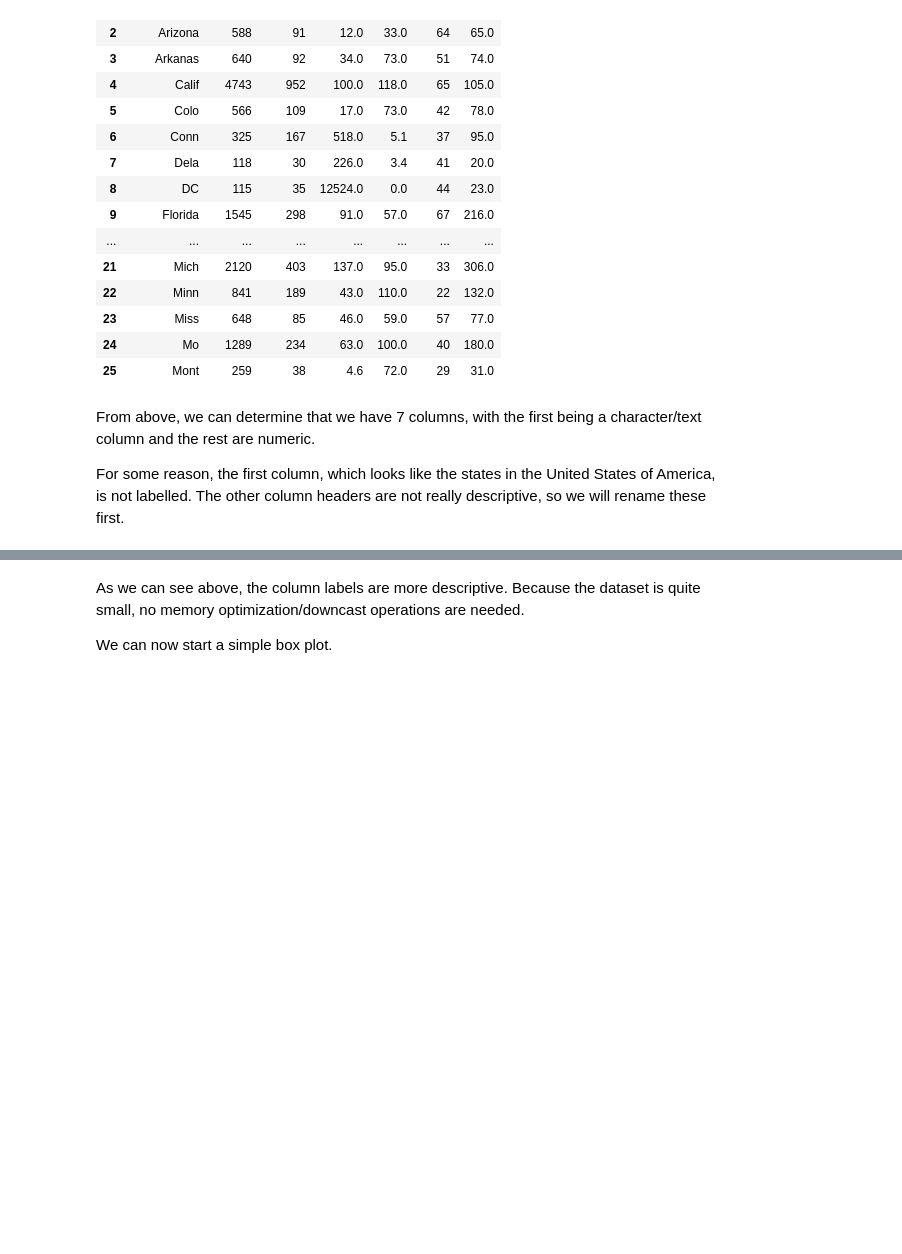
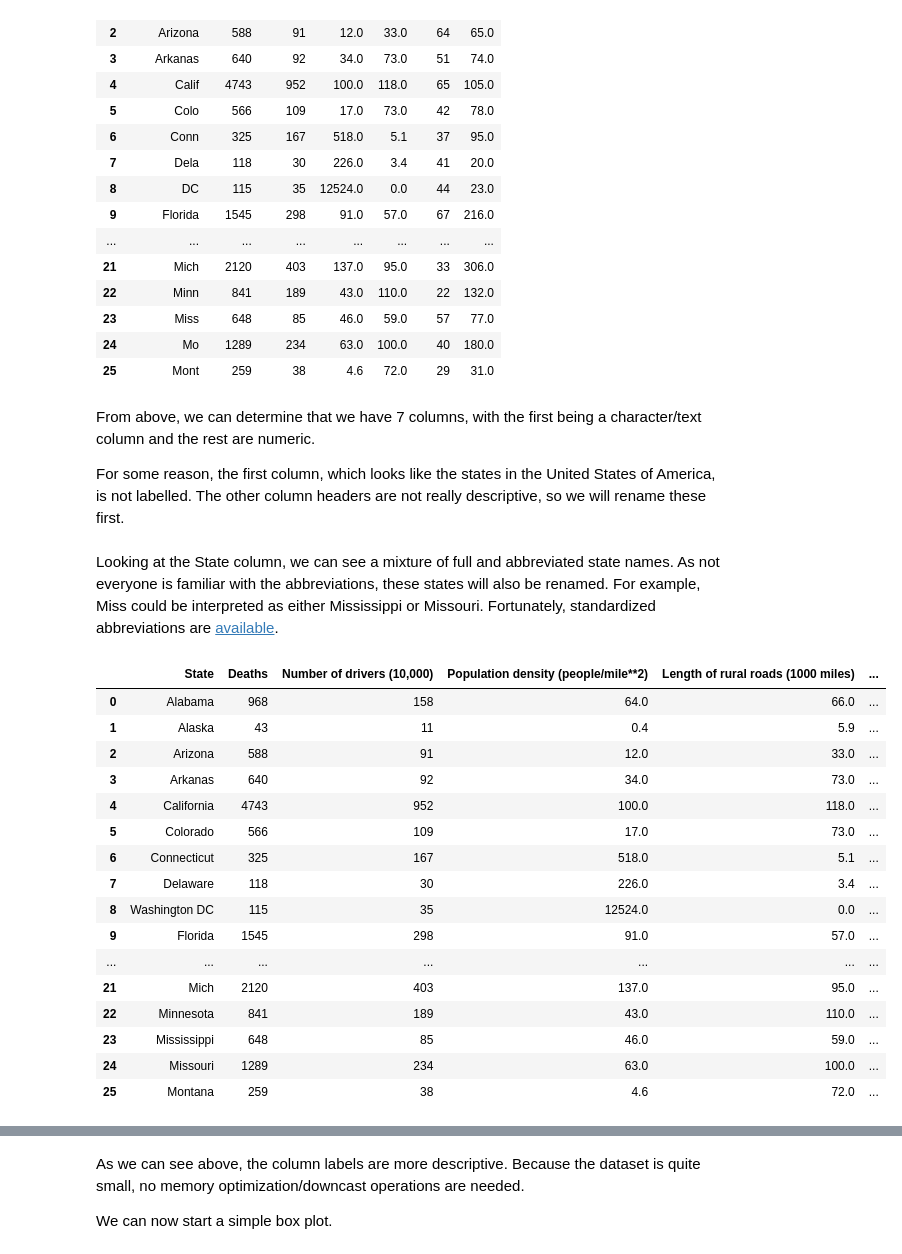
Before and after one commit to m-noor/FundamentalsofDA-Project, a Jupyter notebook: FundamentalsOfDA-Project.ipynb, the cells around one changed output, grey strips where cells are left out. Saved outputs shown, nothing was run; the diff lists cells and outputs as text; code cells hidden in the pictures; blank space fills up the shorter version.

Commit message:
renamed column headers and State names

```diff
--- a/FundamentalsOfDA-Project.ipynb
+++ b/FundamentalsOfDA-Project.ipynb
@@ -128,6 +128,48 @@ df.rename(columns={'Unnamed: 0': 'State',
                    'temp': 'Average daily max temperature in Jan',
                    'fuel': 'Fuel consumption (10**7 US gal/year)'
                   }, inplace = True)
+# %% [markdown]
+Looking at the State column, we can see a mixture of full and abbreviated state names. As not everyone is familiar with the abbreviations, these states will also be renamed. For example, Miss could be interpreted as either Mississippi or Missouri. Fortunately, standardized abbreviations are [available](https://en.wikipedia.org/wiki/List_of_U.S._state_abbreviations).
+# %%
+# https://stackoverflow.com/questions/44218091/
+df.loc[df['State'] == 'Calif', 'State'] = 'California'
+df.loc[df['State'] == 'Colo', 'State'] = 'Colorado'
+df.loc[df['State'] == 'Conn', 'State'] = 'Connecticut'
+
+df.loc[df['State'] == 'Dela', 'State'] = 'Delaware'
+df.loc[df['State'] == 'DC', 'State'] = 'Washington DC'
+df.loc[df['State'] == 'Ill', 'State'] = 'Illinois'
+df.loc[df['State'] == 'Ind', 'State'] = 'Indiana'
+df.loc[df['State'] == 'Kent', 'State'] = 'Kentucky'
+
+df.loc[df['State'] == 'Louis', 'State'] = 'Louisiana'
+df.loc[df['State'] == 'Maryl', 'State'] = 'Maryland'
+df.loc[df['State'] == 'Mass', 'State'] = 'Massachusetts'
+
+df.loc[df['State'] == 'Minn', 'State'] = 'Minnesota'
+df.loc[df['State'] == 'Miss', 'State'] = 'Mississippi'
+df.loc[df['State'] == 'Mo', 'State'] = 'Missouri'
+df.loc[df['State'] == 'Mont', 'State'] = 'Montana'
+# %%
+df
+# %% [output]
+|  | State | Deaths | Number of drivers (10,000) | Population density (people/mile**2) | Length of rural roads (1000 miles) | ... |
+| 0 | Alabama | 968 | 158 | 64.0 | 66.0 | ... |
+| 1 | Alaska | 43 | 11 | 0.4 | 5.9 | ... |
+| 2 | Arizona | 588 | 91 | 12.0 | 33.0 | ... |
+| 3 | Arkanas | 640 | 92 | 34.0 | 73.0 | ... |
+| 4 | California | 4743 | 952 | 100.0 | 118.0 | ... |
+| 5 | Colorado | 566 | 109 | 17.0 | 73.0 | ... |
+| 6 | Connecticut | 325 | 167 | 518.0 | 5.1 | ... |
+| 7 | Delaware | 118 | 30 | 226.0 | 3.4 | ... |
+| 8 | Washington DC | 115 | 35 | 12524.0 | 0.0 | ... |
+| 9 | Florida | 1545 | 298 | 91.0 | 57.0 | ... |
+| ... | ... | ... | ... | ... | ... | ... |
+| 21 | Mich | 2120 | 403 | 137.0 | 95.0 | ... |
+| 22 | Minnesota | 841 | 189 | 43.0 | 110.0 | ... |
+| 23 | Mississippi | 648 | 85 | 46.0 | 59.0 | ... |
+| 24 | Missouri | 1289 | 234 | 63.0 | 100.0 | ... |
+| 25 | Montana | 259 | 38 | 4.6 | 72.0 | ... |
 # %%
 df.describe()
 # %% [output]
```
Also changed, not shown: parts of 3 cells of this notebook.
